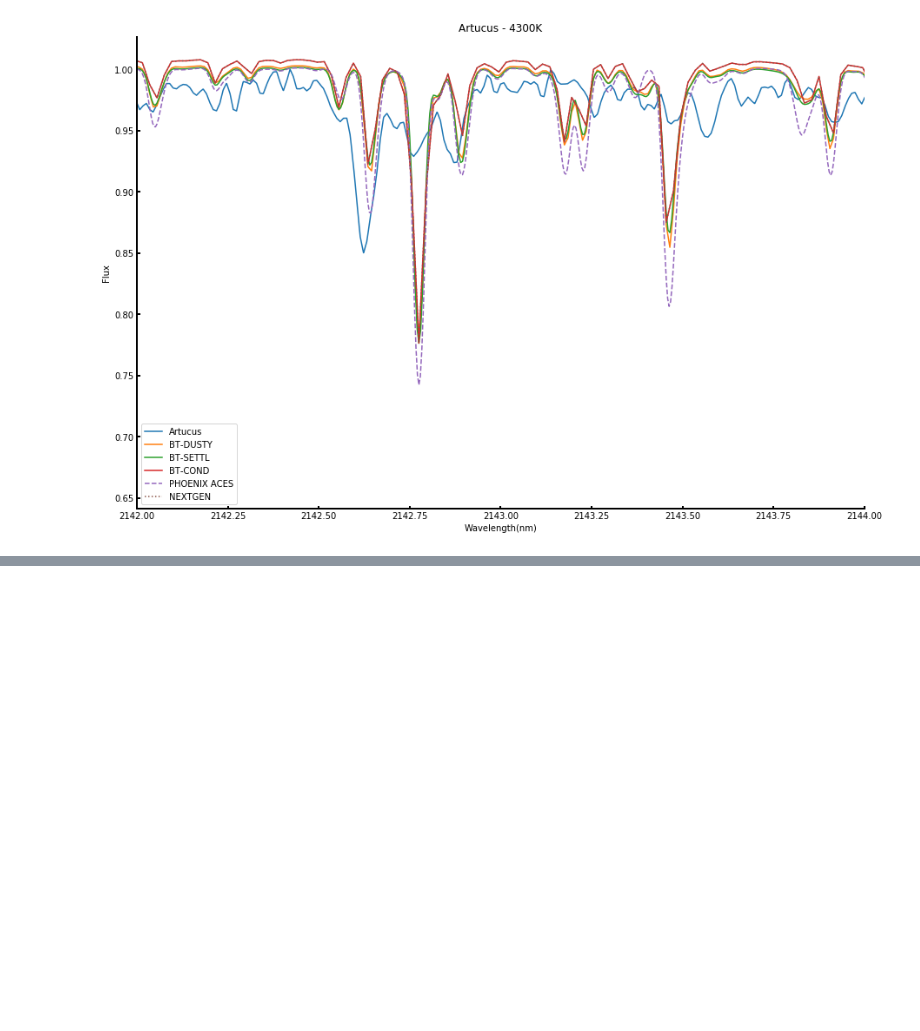
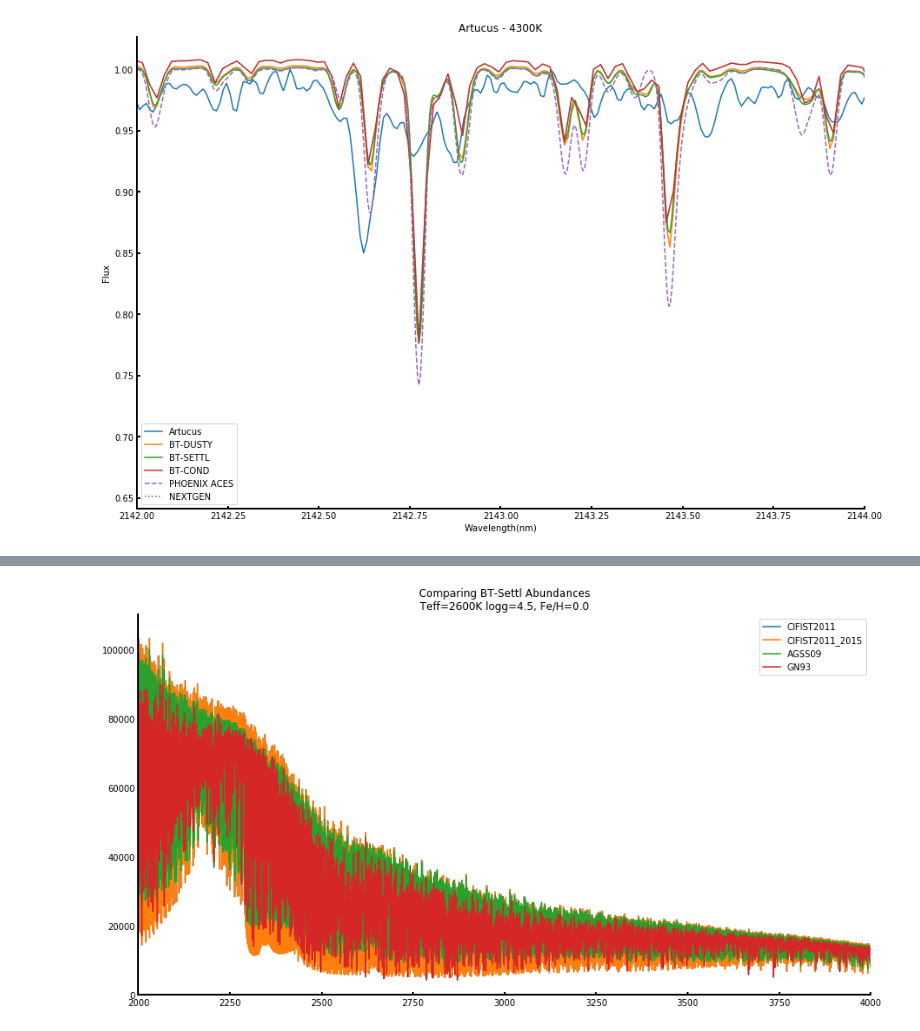
Before and after one commit to jason-neal/phoenix_notes, a Jupyter notebook: Synthetic Differences.ipynb, the cells around one changed output, grey strips where cells are left out. Drawn from its saved outputs; the diff is of its cells as text; code cells hidden in the pictures; blank space fills up the shorter version.

```diff
--- a/Synthetic Differences.ipynb
+++ b/Synthetic Differences.ipynb
@@ -449,0 +493,14 @@ from PyAstronomy.pyasl.phoenixUtils.read import readUnit7
+# %%
+
+plt.figure(figsize=(15,8))
+plt.plot(cifist11[0], cifist11[1], label="CIFIST2011")
+plt.plot(cifist11_15[0], cifist11_15[1], label="CIFIST2011_2015")
+plt.plot(agss09[0], agss09[1], label="AGSS09")
+plt.plot(gn93[0], gn93[1], label="GN93")
+plt.legend()
+plt.xlim([2000, 4000])
+plt.ylim([0,110000])
+plt.title("Comparing BT-Settl Abundances\nTeff=2600K logg=4.5, Fe/H=0.0")
+plt.show()
+# %% [output]
+[figure, added]
```
Also changed, not shown: parts of 31 cells of this notebook, 3 other files.
